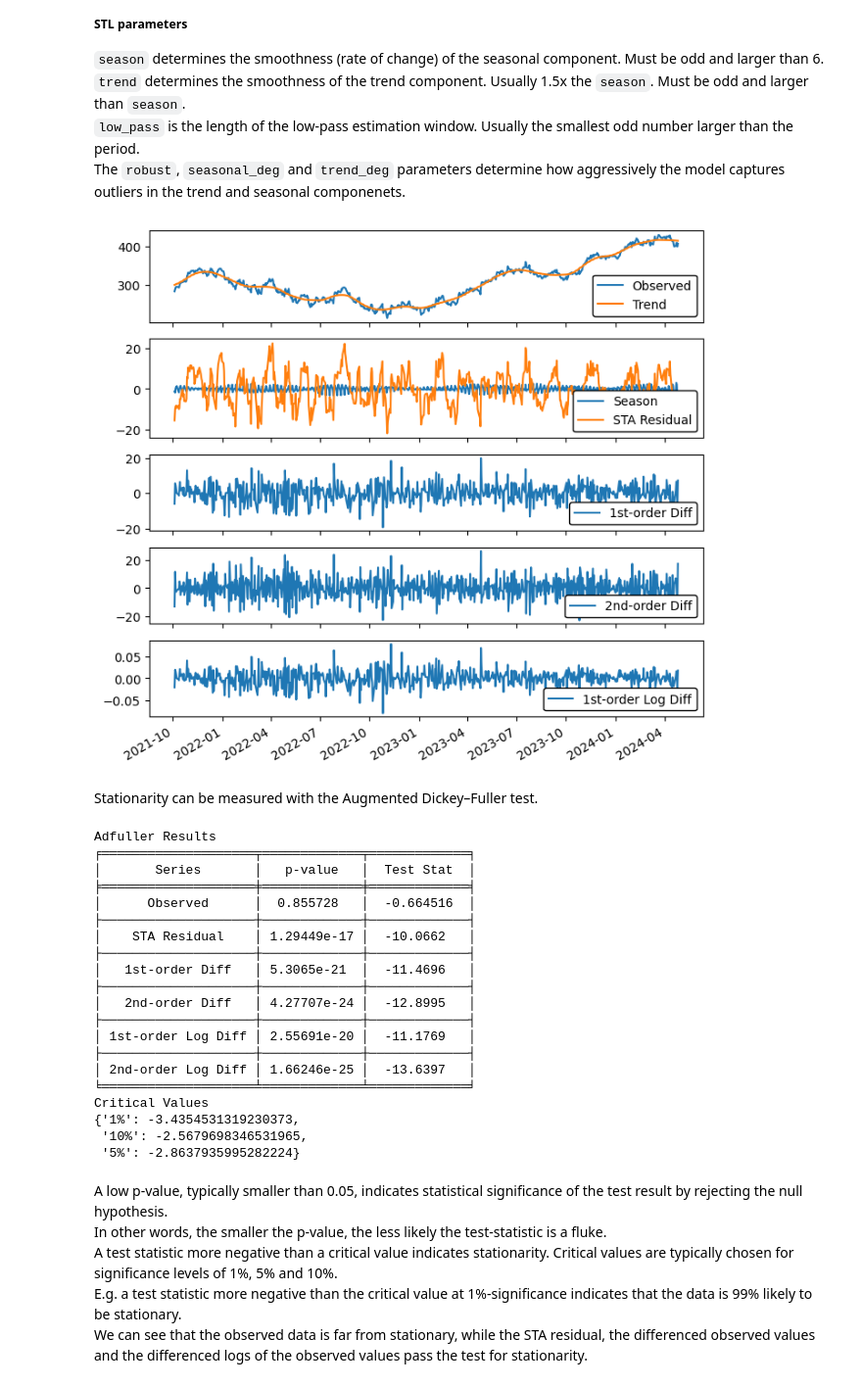
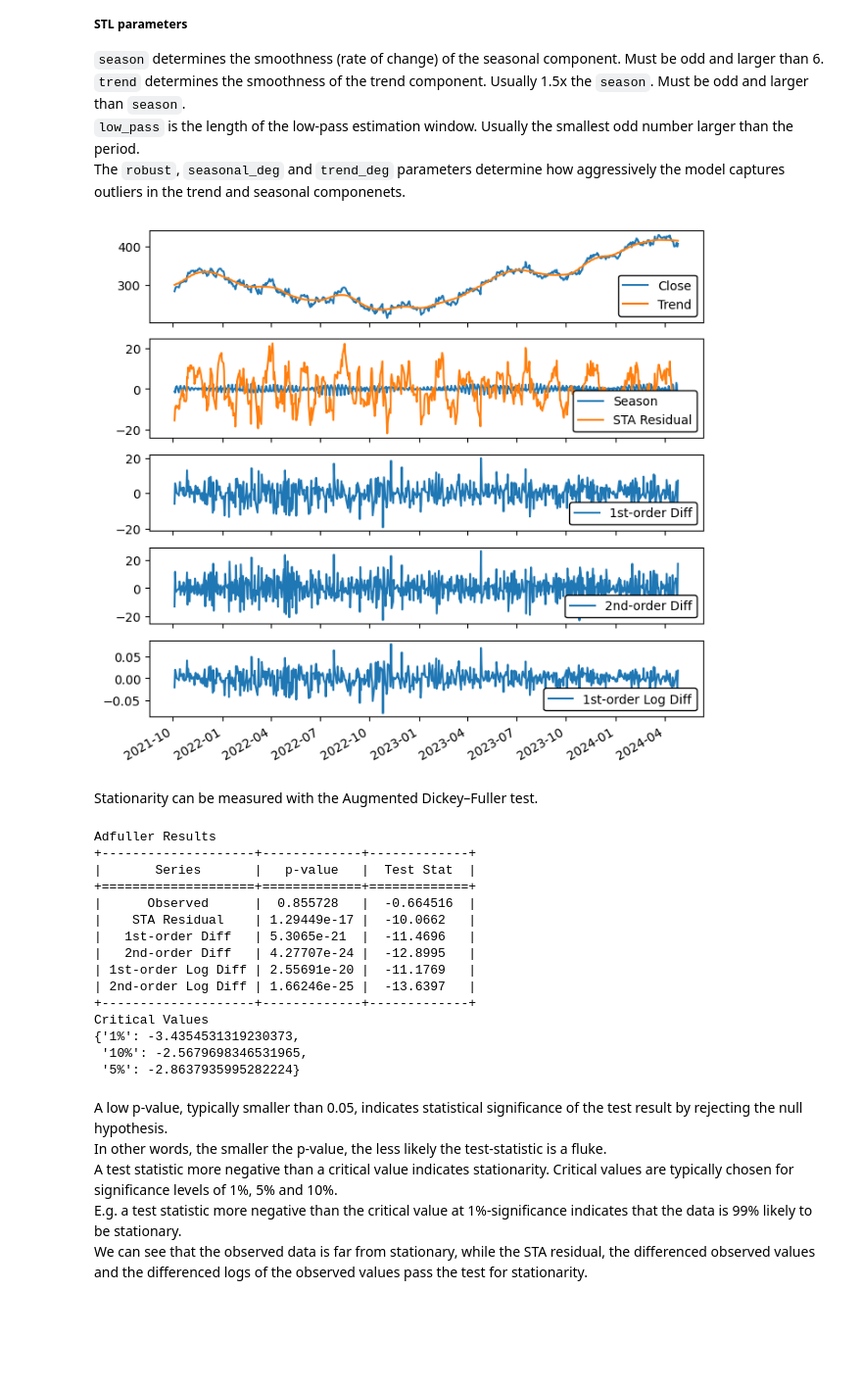
Before and after one commit to anmkap/market-prediction, a Jupyter notebook: notebooks/arima.ipynb, the cells around one changed output. Shown at 98% size. Drawn from its saved outputs; the diff is of its cells as text; code cells hidden in the pictures; blank space fills up the shorter version.

```diff
--- a/notebooks/arima.ipynb
+++ b/notebooks/arima.ipynb
@@ -30,35 +30,35 @@ from statsmodels.tsa.seasonal import STL
 # Set the period to Business Week.
 df = df.asfreq('B')
 df = df.fillna(df.interpolate())
 # Apply differencing and trim the NaNs.
 diff1 = df['Close'].diff()[10:]
 diff2 = df['Close'].diff().diff()[10:]
 log_close = np.log(df['Close'])
 log_diff1 = log_close.diff()[10:]
 log_diff2 = log_close.diff().diff()[10:]
 df_close = df['Close'][10:]
 log_close = log_close[10:]
 # Decompose the original series using STL.
 stl = STL(df_close, trend=61, seasonal=15).fit()
 stl.resid.name = 'STA Residual'
 diff1.name = '1st-order Diff'
 diff2.name = '2nd-order Diff'
 log_diff1.name = '1st-order Log Diff'
 log_diff2.name = '2nd-order Log Diff'
-df_close.name = 'Observed'
+log_close.name = 'Log'
 fig, axs = plt.subplots(5, sharex=True, figsize=(8, 8), height_ratios=[1.2, 1.3, 1, 1, 1])
 axs[0].plot(df_close[pdx:], label=df_close.name)
 axs[0].plot(stl.trend[pdx:], label=stl.trend.name.capitalize())
 axs[1].plot(stl.seasonal[pdx:], label=stl.seasonal.name.capitalize())
 axs[1].plot(stl.resid[pdx:], label=stl.resid.name)
 axs[2].plot(diff1[pdx:], label=diff1.name)
 axs[3].plot(diff2[pdx:], label=diff2.name)
 # The difference of the natural log is equivilant to the percent change.
 axs[4].plot(log_diff1[pdx:], label=log_diff1.name)
 [ax.legend(fontsize=10, loc='lower right', edgecolor='black', framealpha=1) for ax in axs]
 fig.autofmt_xdate()
 # %% [output]
-[figure, old version]
+[figure, new version]
 # %% [markdown]
 Stationarity can be measured with the Augmented Dickey–Fuller test.
 # %%
@@ -79,26 +79,21 @@ table = (
     ('1st-order Log Diff', adf_log_diff1[1], adf_log_diff1[0]),
     ('2nd-order Log Diff', adf_log_diff2[1], adf_log_diff2[0]))
 print('\nAdfuller Results')
-print(tabulate(table, headers=('Series', 'p-value', 'Test Stat'), stralign='center', numalign='center', tablefmt='fancy_grid'))
+print(tabulate(table, headers=('Series', 'p-value', 'Test Stat'), stralign='center', numalign='center', tablefmt='outline'))
 print('Critical Values')
 pprint(adf_close[4])
 # %% [output]
 Adfuller Results
-╒════════════════════╤═════════════╤═════════════╕
-│       Series       │   p-value   │  Test Stat  │
-╞════════════════════╪═════════════╪═════════════╡
-│      Observed      │  0.855728   │  -0.664516  │
-├────────────────────┼─────────────┼─────────────┤
-│    STA Residual    │ 1.29449e-17 │  -10.0662   │
-├────────────────────┼─────────────┼─────────────┤
-│   1st-order Diff   │ 5.3065e-21  │  -11.4696   │
-├────────────────────┼─────────────┼─────────────┤
-│   2nd-order Diff   │ 4.27707e-24 │  -12.8995   │
-├────────────────────┼─────────────┼─────────────┤
-│ 1st-order Log Diff │ 2.55691e-20 │  -11.1769   │
-├────────────────────┼─────────────┼─────────────┤
-│ 2nd-order Log Diff │ 1.66246e-25 │  -13.6397   │
-╘════════════════════╧═════════════╧═════════════╛
++--------------------+-------------+-------------+
+|       Series       |   p-value   |  Test Stat  |
++====================+=============+=============+
+|      Observed      |  0.855728   |  -0.664516  |
+|    STA Residual    | 1.29449e-17 |  -10.0662   |
+|   1st-order Diff   | 5.3065e-21  |  -11.4696   |
+|   2nd-order Diff   | 4.27707e-24 |  -12.8995   |
+| 1st-order Log Diff | 2.55691e-20 |  -11.1769   |
+| 2nd-order Log Diff | 1.66246e-25 |  -13.6397   |
++--------------------+-------------+-------------+
 Critical Values
 {'1%': -3.4354531319230373,
  '10%': -2.5679698346531965,
```
Also changed, not shown: parts of 25 cells of this notebook, 11 other files.
